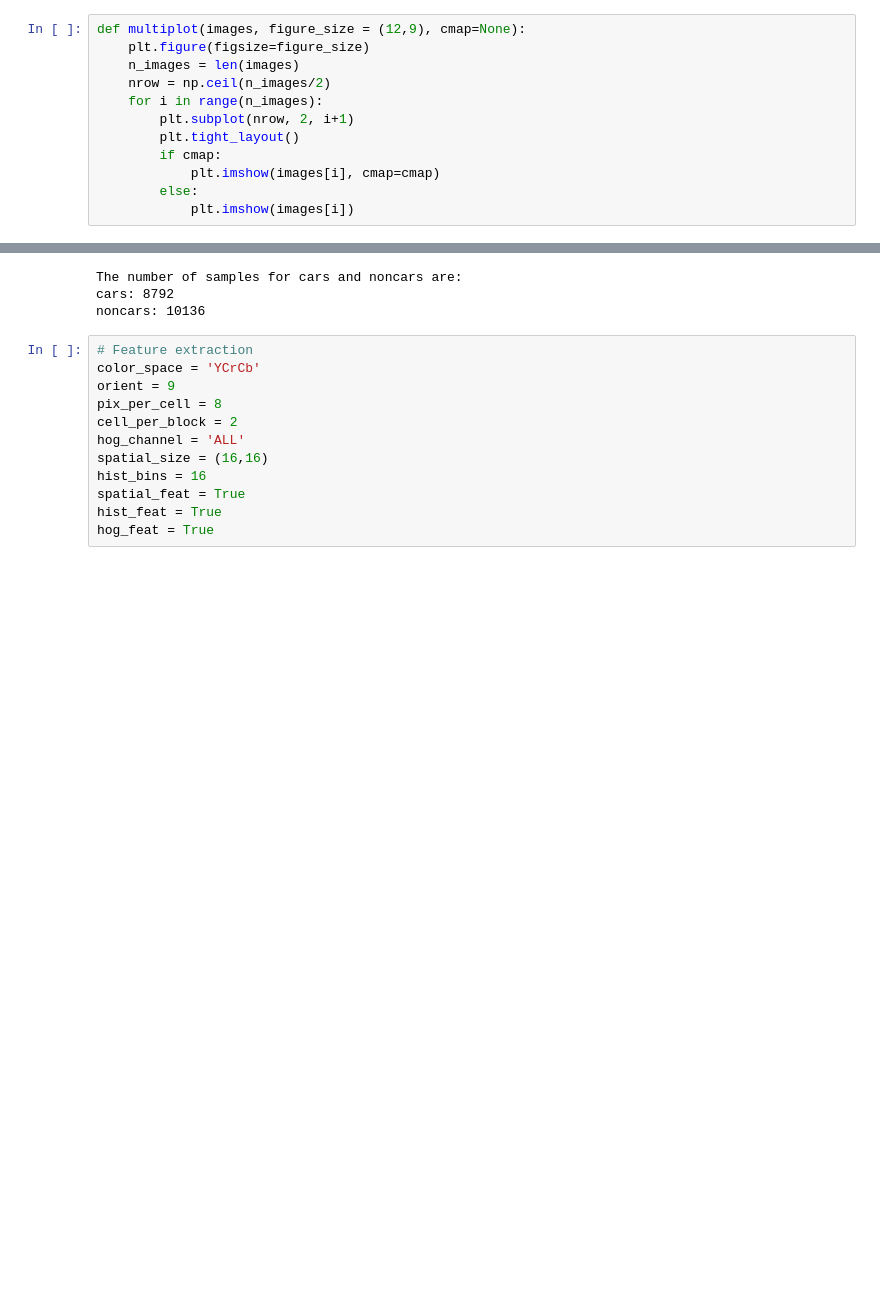
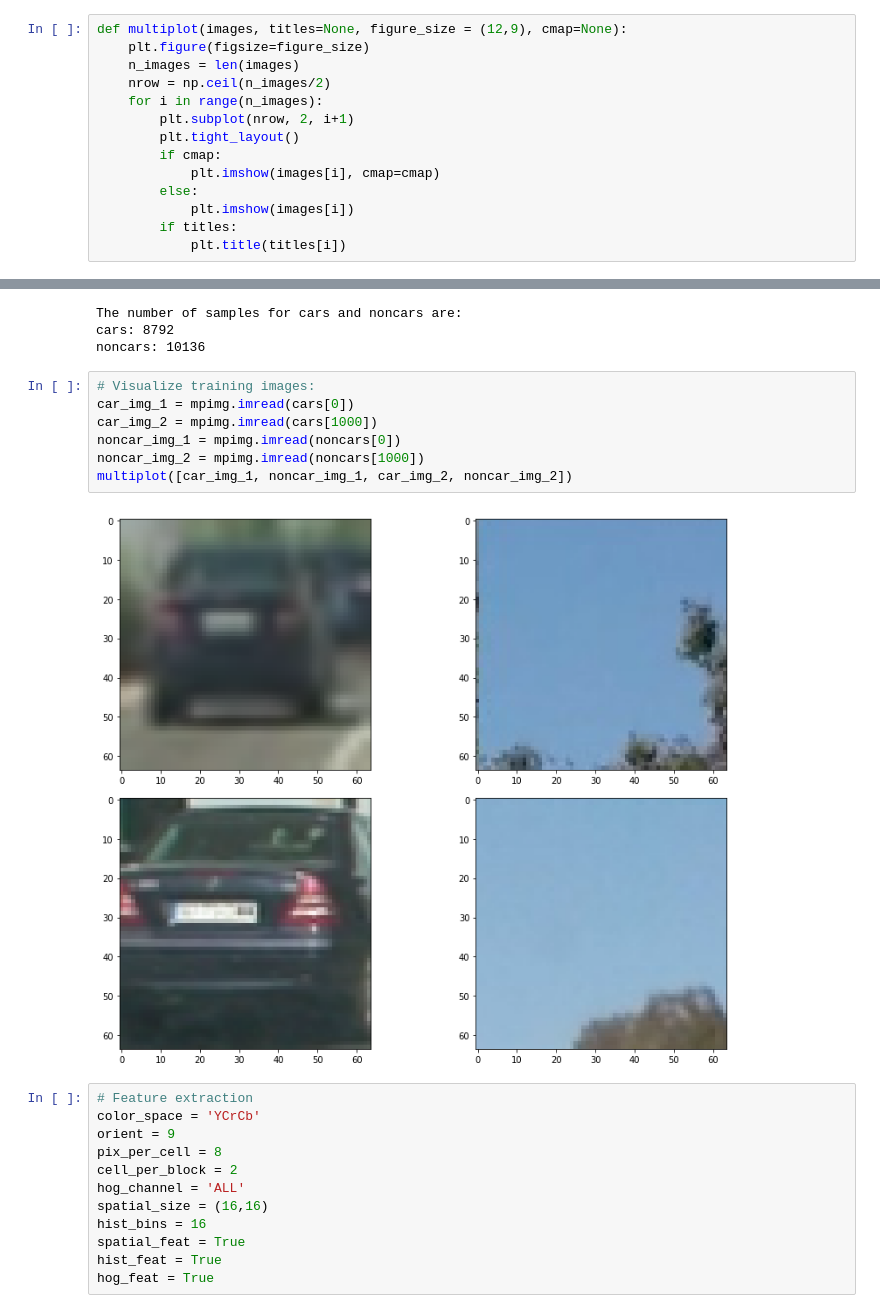
Before and after one commit to andylikescodes/CarND-Vehicle-Detection, a Jupyter notebook: Vehicle_Detection.ipynb, the cells around one changed output, grey strips where cells are left out. Saved outputs shown, nothing was run; the diff lists cells and outputs as text; blank space fills up the shorter version.

```diff
--- a/Vehicle_Detection.ipynb
+++ b/Vehicle_Detection.ipynb
@@ -7,7 +8,7 @@ import glob
 
 %matplotlib inline
 # %%
-def multiplot(images, figure_size = (12,9), cmap=None):
+def multiplot(images, titles=None, figure_size = (12,9), cmap=None):
     plt.figure(figsize=figure_size)
     n_images = len(images)
     nrow = np.ceil(n_images/2)
@@ -18,3 +19,5 @@ def multiplot(images, figure_size = (12,9), cmap=None):
             plt.imshow(images[i], cmap=cmap)
         else:
             plt.imshow(images[i])
+        if titles:
+            plt.title(titles[i])
@@ -244,6 +131,15 @@ print ('noncars: '+ str(len(noncars)))
 The number of samples for cars and noncars are:
 cars: 8792
 noncars: 10136
+# %%
+# Visualize training images:
+car_img_1 = mpimg.imread(cars[0])
+car_img_2 = mpimg.imread(cars[1000])
+noncar_img_1 = mpimg.imread(noncars[0])
+noncar_img_2 = mpimg.imread(noncars[1000])
+multiplot([car_img_1, noncar_img_1, car_img_2, noncar_img_2])
+# %% [output]
+[figure, added]
 # %%
 # Feature extraction
 color_space = 'YCrCb'
```
Also changed, not shown: parts of 24 cells of this notebook, 11 other files.
